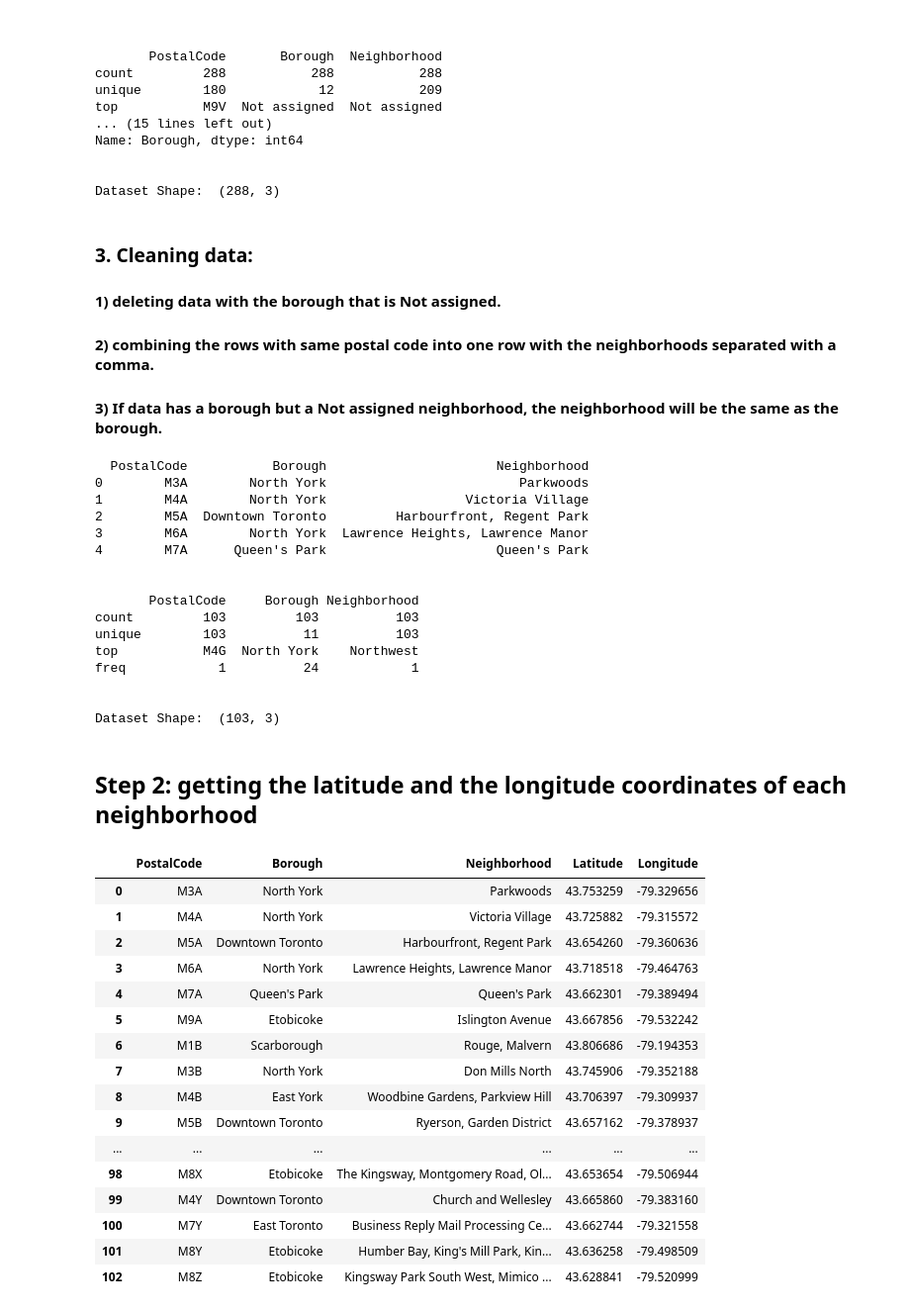
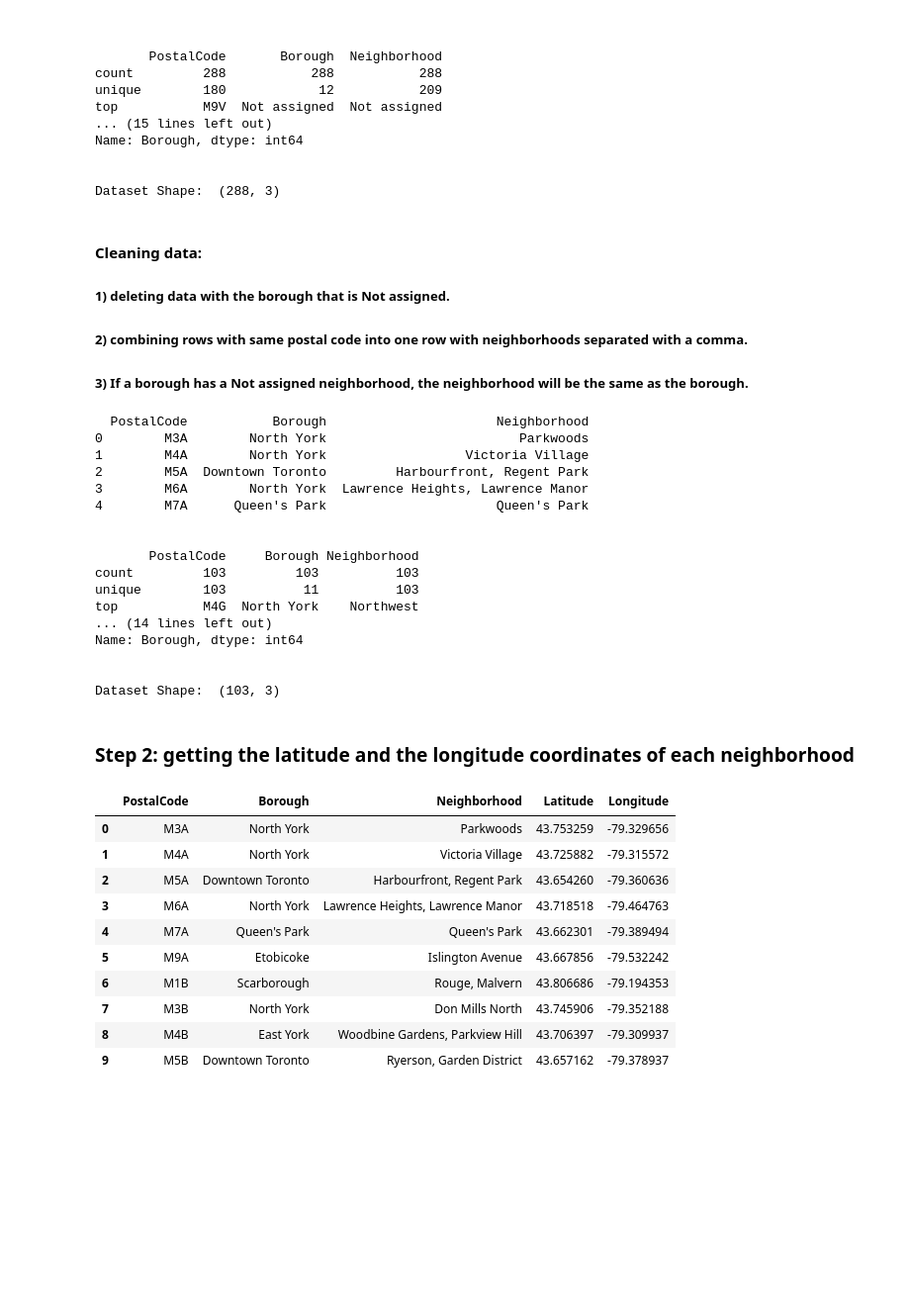
Before and after one commit to XiaobingYe/IBM-data-science, a Jupyter notebook: Neighborhoods in Toronto.ipynb, the cells around one changed output. Shown at 99% size. Drawn from its saved outputs; the diff is of its cells as text; code cells hidden in the pictures; blank space fills up the shorter version.

```diff
--- a/Neighborhoods in Toronto.ipynb
+++ b/Neighborhoods in Toronto.ipynb
@@ -66,10 +67,10 @@ Name: Borough, dtype: int64
 
 Dataset Shape:  (288, 3)
 # %% [markdown]
-### 3. Cleaning data:
-####    1) deleting data with the borough that is Not assigned.
-####    2) combining the rows with same postal code into one row with the neighborhoods separated with a comma.
-####    3) If data has a borough but a Not assigned neighborhood, the neighborhood will be the same as the borough.
+#### Cleaning data:
+#####    1) deleting data with the borough that is Not assigned.
+#####    2) combining rows with same postal code into one row with neighborhoods separated with a comma.
+#####    3) If a borough has a Not assigned neighborhood, the neighborhood will be the same as the borough.
 # %%
 canada = canada[canada['Borough'] != 'Not assigned']
 canada.reset_index(drop=True, inplace = True)
@@ -98,6 +99,8 @@ print(canada.head())
 print('\n')
 print(canada.describe())
 print('\n')
+print(canada['Borough'].value_counts())
+print('\n')
 print("Dataset Shape: ", canada.shape)
 # %% [output]
   PostalCode           Borough                      Neighborhood
@@ -112,41 +115,36 @@ print("Dataset Shape: ", canada.shape)
 count         103         103          103
 unique        103          11          103
 top           M4G  North York    Northwest
-freq            1          24            1
+... (14 lines left out)
+Name: Borough, dtype: int64
 
 
 Dataset Shape:  (103, 3)
 # %% [markdown]
-## Step 2: getting the latitude and the longitude coordinates of each neighborhood
+### Step 2: getting the latitude and the longitude coordinates of each neighborhood
 # %%
 !wget -O Geospatial_data.csv http://cocl.us/Geospatial_data
 # %%
-pd.set_option('display.width',200)
+pd.set_option('display.width',1000)
 
 neigh_loc = pd.read_csv('Geospatial_data.csv')
 
 for i in range(canada.shape[0]):
     for j in range(neigh_loc.shape[0]):
         if neigh_loc.loc[j,'Postal Code'] == canada.loc[i, 'PostalCode']:
             canada.loc[i, 'Latitude'] = neigh_loc.loc[j,'Latitude']
             canada.loc[i, 'Longitude'] = neigh_loc.loc[j,'Longitude']
 
-canada
+canada.head(10)
 # %% [output]
 |  | PostalCode | Borough | Neighborhood | Latitude | Longitude |
 | 0 | M3A | North York | Parkwoods | 43.753259 | -79.329656 |
 | 1 | M4A | North York | Victoria Village | 43.725882 | -79.315572 |
 | 2 | M5A | Downtown Toronto | Harbourfront, Regent Park | 43.654260 | -79.360636 |
 | 3 | M6A | North York | Lawrence Heights, Lawrence Manor | 43.718518 | -79.464763 |
 | 4 | M7A | Queen's Park | Queen's Park | 43.662301 | -79.389494 |
 | 5 | M9A | Etobicoke | Islington Avenue | 43.667856 | -79.532242 |
 | 6 | M1B | Scarborough | Rouge, Malvern | 43.806686 | -79.194353 |
 | 7 | M3B | North York | Don Mills North | 43.745906 | -79.352188 |
 | 8 | M4B | East York | Woodbine Gardens, Parkview Hill | 43.706397 | -79.309937 |
 | 9 | M5B | Downtown Toronto | Ryerson, Garden District | 43.657162 | -79.378937 |
-| ... | ... | ... | ... | ... | ... |
-| 98 | M8X | Etobicoke | The Kingsway, Montgomery Road, Ol... | 43.653654 | -79.506944 |
-| 99 | M4Y | Downtown Toronto | Church and Wellesley | 43.665860 | -79.383160 |
-| 100 | M7Y | East Toronto | Business Reply Mail Processing Ce... | 43.662744 | -79.321558 |
-| 101 | M8Y | Etobicoke | Humber Bay, King's Mill Park, Kin... | 43.636258 | -79.498509 |
-| 102 | M8Z | Etobicoke | Kingsway Park South West, Mimico ... | 43.628841 | -79.520999 |
```
Also changed, not shown: parts of 25 cells of this notebook.
